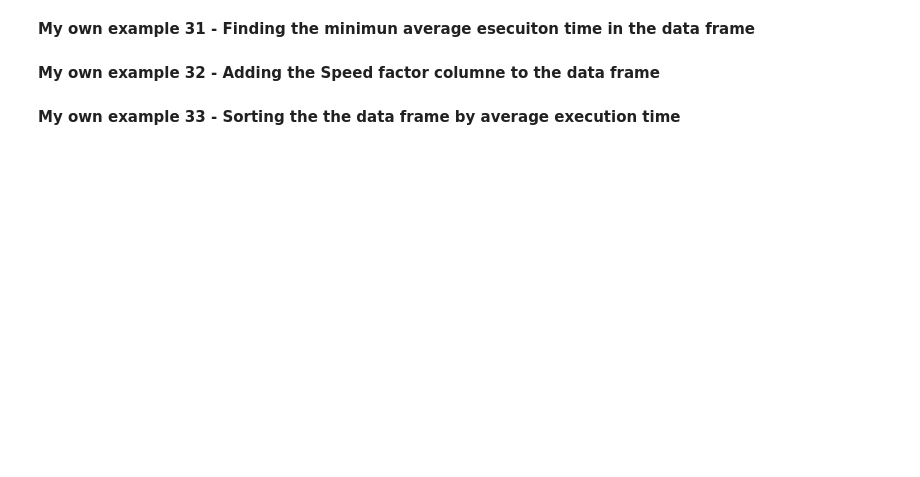
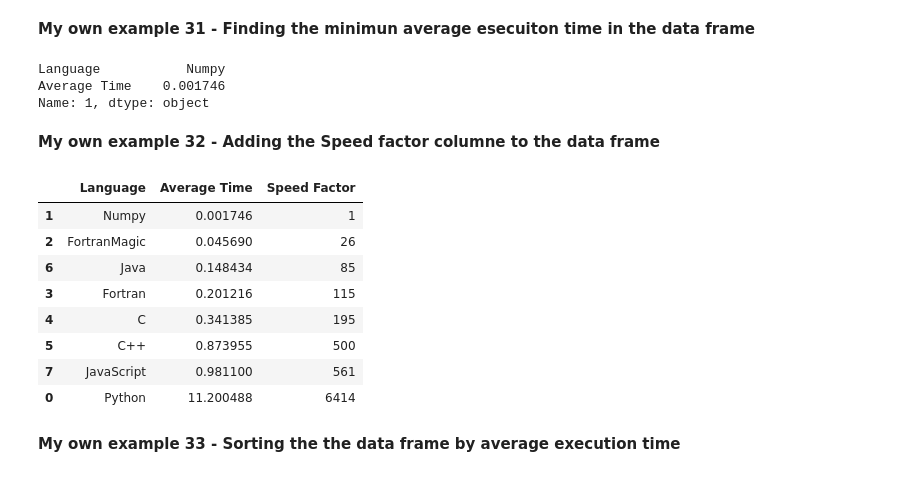
Before and after one commit to bysergr/MetNumUN2024I, a Jupyter notebook: Lab2/sreym_Lab2.ipynb, the cells around one changed output. Saved outputs shown, nothing was run; the diff lists cells and outputs as text; code cells hidden in the pictures; blank space fills up the shorter version.

```diff
--- a/Lab2/sreym_Lab2.ipynb
+++ b/Lab2/sreym_Lab2.ipynb
@@ -827,7 +1155,7 @@ import subprocess
 
 result = subprocess.run(["node", "Matmul.js"], capture_output=True, text=True)
 
-average_time_javascript = result.stdout.strip()
+average_time_javascript = float(result.stdout.strip())
 
 # Print the average time
 print("Average Time in Javascript:", average_time_javascript)
@@ -836,14 +1164,2 @@ Average Time in Javascript:
 # %% [markdown]
 **My own example 30 - Adding Javascript average execution time to the data frame**
-# %%
-import pandas as pd
-
-time_program = {'Language': ["Python", "Numpy", "Fortranmagic", "Fortran", "C", "C++", "Java", "JavaScript"],
-                "Average Time in Secs": [float(average_time_python), float(average_time_numpy), float(average_time_fortran_magic), float(average_time_fortran), float(average_time_c), float(average_time_cpp), float(average_time_java), float(average_time_javascript)]}
-
-#time_program['Language'].append("JavaScript")
-#time_program["Average Time in Secs"].append(average_time_javascript)
-
-df = pd.DataFrame(time_program, index=range(1, len(time_program['Language'])+1))
-
-df
@@ -851,0 +1166,3 @@ NameError: name 'average_time_fortran_magic' is not defined
+# %%
+df = pd.concat([df , pd.DataFrame({'Language': ['JavaScript'], 'Average Time': [average_time_javascript]})], ignore_index=True)
+df
@@ -852,6 +1179,29 @@ NameError: name 'average_time_fortran_magic' is not defined
 # %% [markdown]
 **My own example 31 - Finding the minimun average esecuiton time in the data frame**
+# %%
+min_time_object = df.sort_values(by=['Average Time']).iloc[0]
+min_time = min_time_object.get('Average Time')
+min_time_object
+# %% [output]
+Language           Numpy
+Average Time    0.001746
+Name: 1, dtype: object
 # %% [markdown]
 **My own example 32 - Adding the Speed factor columne to the data frame**
+# %%
+speed_factor = [int(i/min_time) for i in df["Average Time"]]
+df["Speed Factor"] = speed_factor
+
+df.sort_values(by=['Speed Factor'])
+# %% [output]
+|  | Language | Average Time | Speed Factor |
+| 1 | Numpy | 0.001746 | 1 |
+| 2 | FortranMagic | 0.045690 | 26 |
+| 6 | Java | 0.148434 | 85 |
+| 3 | Fortran | 0.201216 | 115 |
+| 4 | C | 0.341385 | 195 |
+| 5 | C++ | 0.873955 | 500 |
+| 7 | JavaScript | 0.981100 | 561 |
+| 0 | Python | 11.200488 | 6414 |
 # %% [markdown]
 **My own example 33 - Sorting the the data frame by average execution time**
```
Also changed, not shown: parts of 127 cells of this notebook.
